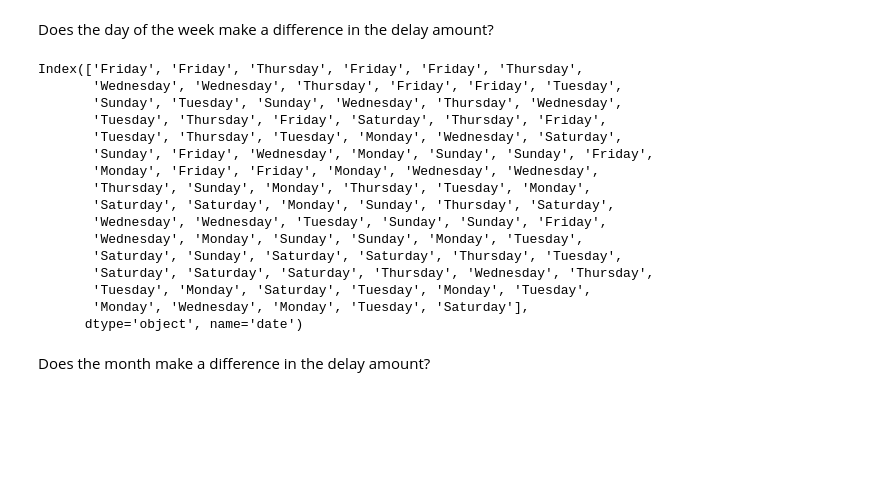
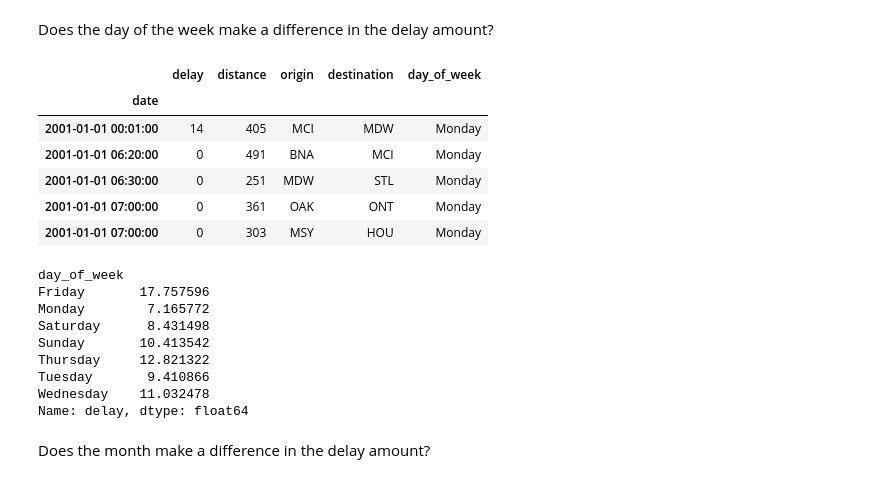
Before and after one commit to jorgellopez38/time-series-exercises, a Jupyter notebook: time-series-data-exercises.ipynb, the cells around one changed output. Drawn from its saved outputs; the diff is of its cells as text; code cells hidden in the pictures; blank space fills up the shorter version.

```diff
--- a/time-series-data-exercises.ipynb
+++ b/time-series-data-exercises.ipynb
@@ -292,25 +408,28 @@ date
 Name: delay, dtype: float64
 # %% [markdown]
 Does the day of the week make a difference in the delay amount?
-# %%
-day_delay = flights_df.resample('d').sum()['delay'].sort_values(ascending= False)
-day_delay.index.strftime('%A')
-# %% [output]
-Index(['Friday', 'Friday', 'Thursday', 'Friday', 'Friday', 'Thursday',
-       'Wednesday', 'Wednesday', 'Thursday', 'Friday', 'Friday', 'Tuesday',
-       'Sunday', 'Tuesday', 'Sunday', 'Wednesday', 'Thursday', 'Wednesday',
-       'Tuesday', 'Thursday', 'Friday', 'Saturday', 'Thursday', 'Friday',
-       'Tuesday', 'Thursday', 'Tuesday', 'Monday', 'Wednesday', 'Saturday',
-       'Sunday', 'Friday', 'Wednesday', 'Monday', 'Sunday', 'Sunday', 'Friday',
-       'Monday', 'Friday', 'Friday', 'Monday', 'Wednesday', 'Wednesday',
-       'Thursday', 'Sunday', 'Monday', 'Thursday', 'Tuesday', 'Monday',
-       'Saturday', 'Saturday', 'Monday', 'Sunday', 'Thursday', 'Saturday',
-       'Wednesday', 'Wednesday', 'Tuesday', 'Sunday', 'Sunday', 'Friday',
-       'Wednesday', 'Monday', 'Sunday', 'Sunday', 'Monday', 'Tuesday',
-       'Saturday', 'Sunday', 'Saturday', 'Saturday', 'Thursday', 'Tuesday',
-       'Saturday', 'Saturday', 'Saturday', 'Thursday', 'Wednesday', 'Thursday',
-       'Tuesday', 'Monday', 'Saturday', 'Tuesday', 'Monday', 'Tuesday',
-       'Monday', 'Wednesday', 'Monday', 'Tuesday', 'Saturday'],
-      dtype='object', name='date')
+# %%
+flights_df['day_of_week'] = flights_df.index.strftime('%A')
+flights_df.head()
+# %% [output]
+|  | delay | distance | origin | destination | day_of_week |
+| date |  |  |  |  |  |
+| 2001-01-01 00:01:00 | 14 | 405 | MCI | MDW | Monday |
+| 2001-01-01 06:20:00 | 0 | 491 | BNA | MCI | Monday |
+| 2001-01-01 06:30:00 | 0 | 251 | MDW | STL | Monday |
+| 2001-01-01 07:00:00 | 0 | 361 | OAK | ONT | Monday |
+| 2001-01-01 07:00:00 | 0 | 303 | MSY | HOU | Monday |
+# %%
+flights_df.groupby('day_of_week').delay.mean()
+# %% [output]
+day_of_week
+Friday       17.757596
+Monday        7.165772
+Saturday      8.431498
+Sunday       10.413542
+Thursday     12.821322
+Tuesday       9.410866
+Wednesday    11.032478
+Name: delay, dtype: float64
 # %% [markdown]
 Does the month make a difference in the delay amount?
```
Also changed, not shown: parts of 15 cells of this notebook.
